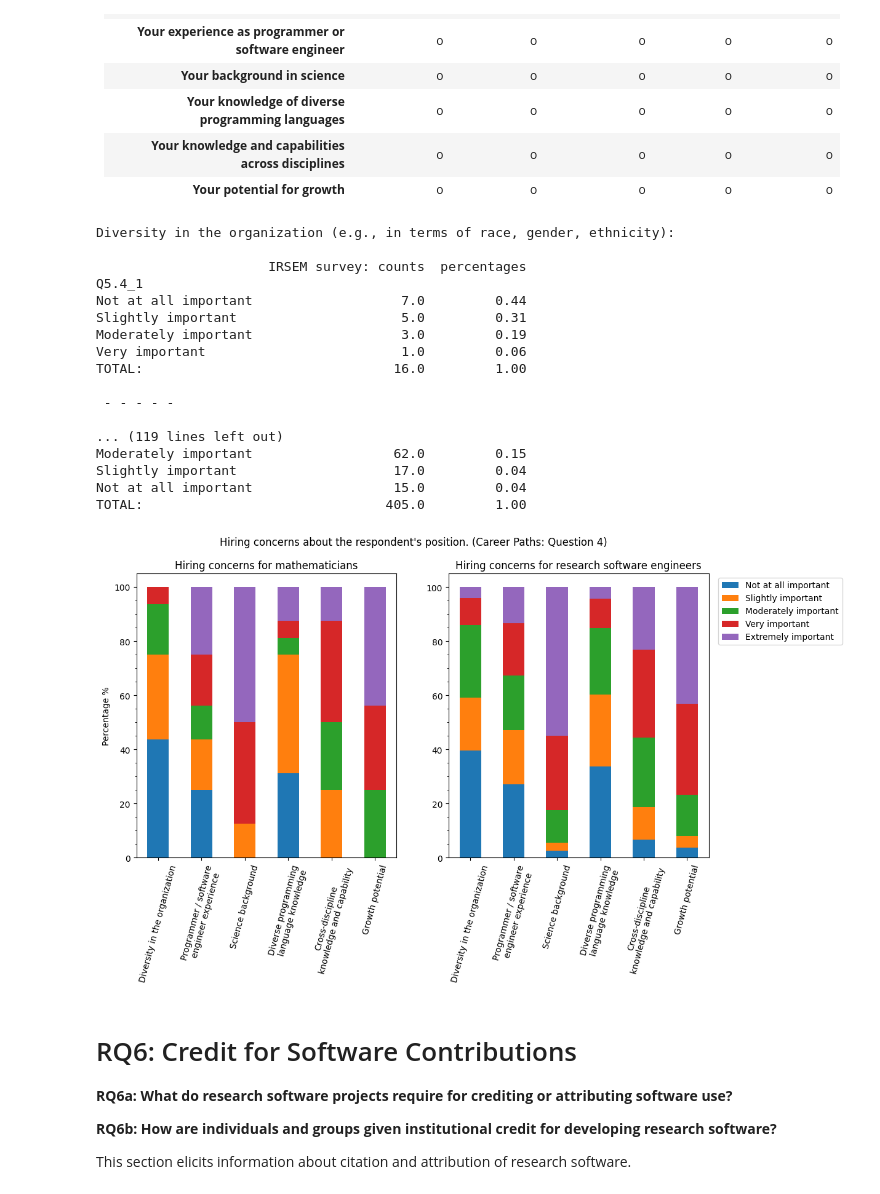
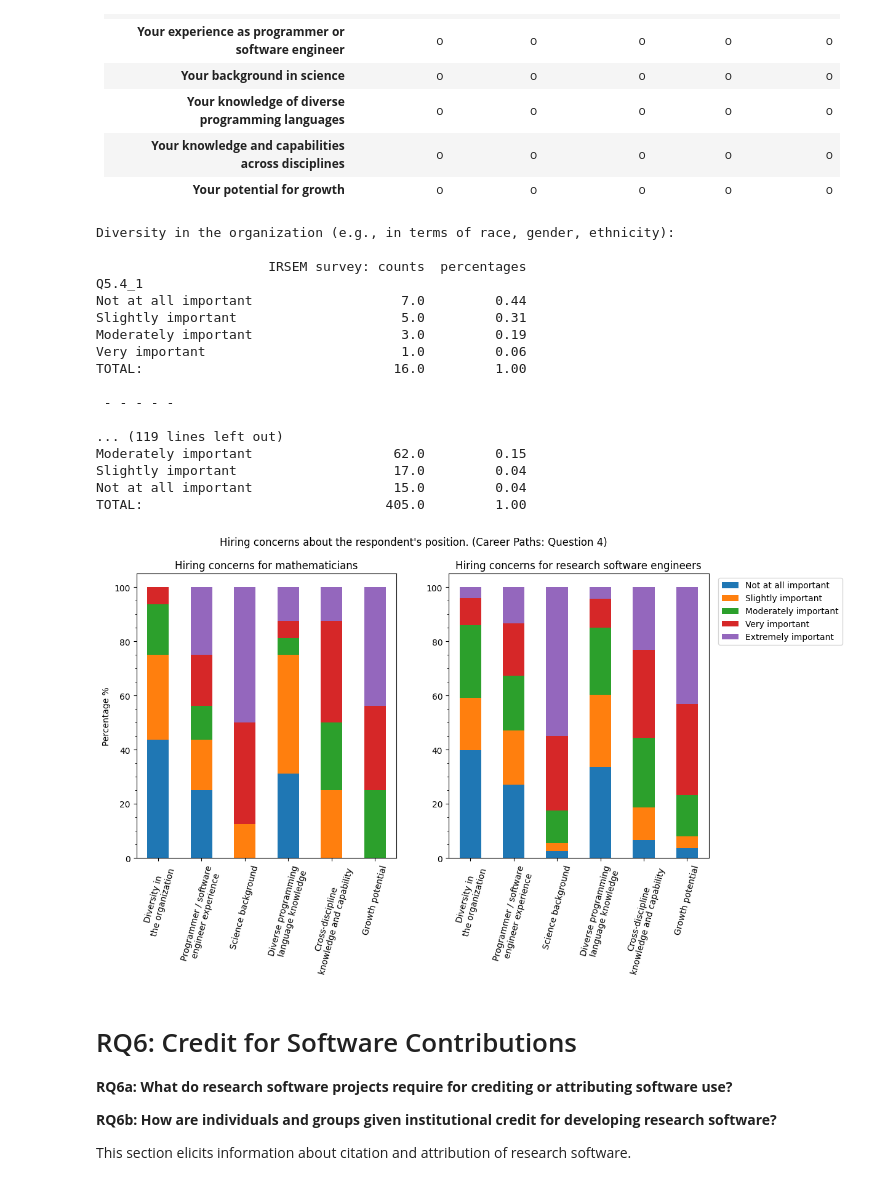
Before and after one commit to Not-Abram/Survey-for-Improving-Research-Software-Engineering-in-Mathematics, a Jupyter notebook: notebooks/surveydatacomparison.ipynb, the cells around one changed output. Drawn from its saved outputs; the diff is of its cells as text; code cells hidden in the pictures.

```diff
--- a/notebooks/surveydatacomparison.ipynb
+++ b/notebooks/surveydatacomparison.ipynb
@@ -1266,40 +1266,40 @@ questionID = "Q5.4"
 title = 'Hiring concerns about the respondent\'s position. (Career Paths: Question 4)'
 figtitle1 = 'Hiring concerns for mathematicians'
 figtitle2 = 'Hiring concerns for research software engineers'
-STATEMENTS = ["Diversity in the organization",
+STATEMENTS = ["Diversity in\nthe organization",
               "Programmer / software\nengineer experience",
               "Science background",
               "Diverse programming\nlanguage knowledge",
               "Cross-discipline\nknowledge and capability",
               "Growth potential"]
 ANSWERS = ['Not at all important',
            'Slightly important',
            'Moderately important',
            'Very important',
            'Extremely important']
 
 # print raw data
 #print_question_set(question=questionID, statements=STATEMENTS)
 graph_likert_matrix(questionID=questionID, title=title, IRSEMsubtitle=figtitle1, URSSIsubtitle=figtitle2, statements=STATEMENTS, answers=ANSWERS, labelrotation=75)
 # %% [output]
 Diversity in the organization (e.g., in terms of race, gender, ethnicity):
 
                       IRSEM survey: counts  percentages
 Q5.4_1
 Not at all important                   7.0         0.44
 Slightly important                     5.0         0.31
 Moderately important                   3.0         0.19
 Very important                         1.0         0.06
 TOTAL:                                16.0         1.00
 
  - - - - -
 
 ... (119 lines left out)
 Moderately important                  62.0         0.15
 Slightly important                    17.0         0.04
 Not at all important                  15.0         0.04
 TOTAL:                               405.0         1.00
-[figure, old version]
+[figure, new version]
 # %% [markdown]
 # RQ6: Credit for Software Contributions
 **RQ6a: What do research software projects require for crediting or attributing software use?**
```
Also changed, not shown: parts of 8 cells of this notebook, 1 other file.
